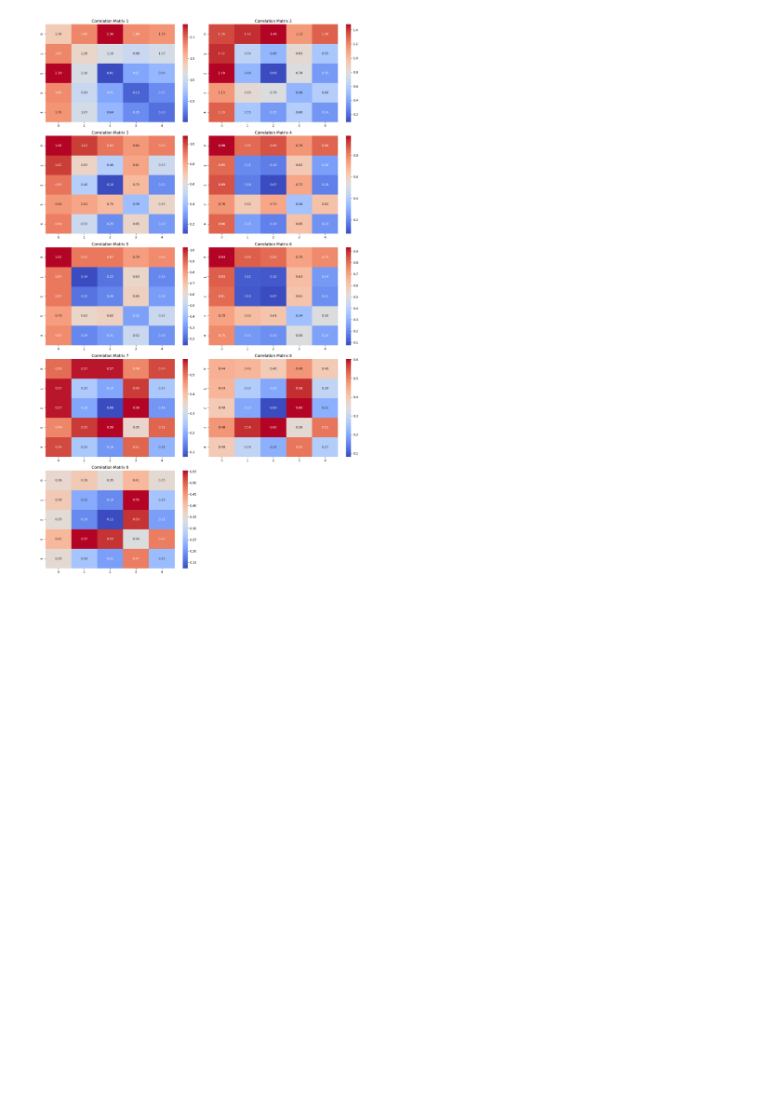
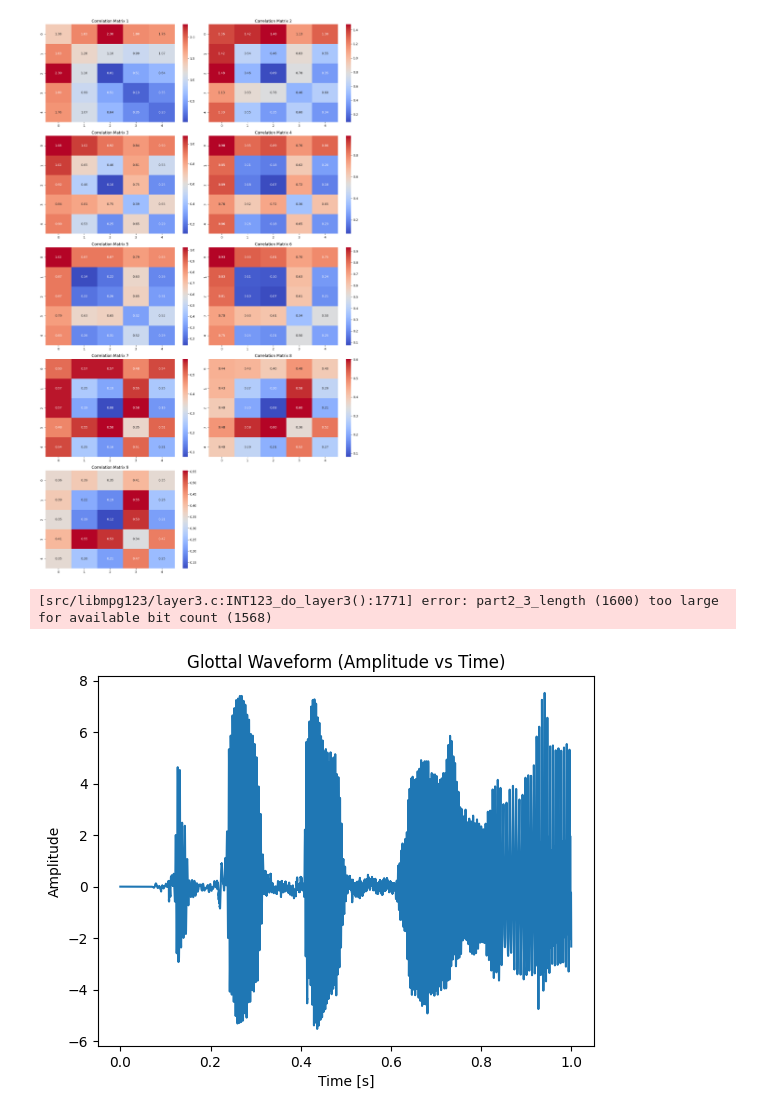
Before and after one commit to SRI2024-Voice-Biometric/Feature-Extraction, a Jupyter notebook: parameterised-method-analysis-window-size.ipynb, the cells around one changed output. Cells and saved outputs as stored; diff of their text form; code cells hidden in the pictures; blank space fills up the shorter version.

Commit message:
Added glottal waveform plot

```diff
--- a/parameterised-method-analysis-window-size.ipynb
+++ b/parameterised-method-analysis-window-size.ipynb
@@ -224,0 +265,9 @@ plot_heatmap(corr_glot)
+# %%
+speakers=os.listdir(data_folder)
+files=os.listdir(os.path.join(data_folder,speakers[0]))
+s_gvl, sr = librosa.load(os.path.join(data_folder,speakers[0],files[0]), sr=44100)
+s_gvl=s_gvl[:int(sr)]
+gfmiaif_plot(s_gvl)
+# %% [output]
+[src/libmpg123/layer3.c:INT123_do_layer3():1771] error: part2_3_length (1600) too large for available bit count (1568)
+[figure, added]
```
Also changed, not shown: parts of 1 cell of this notebook.
